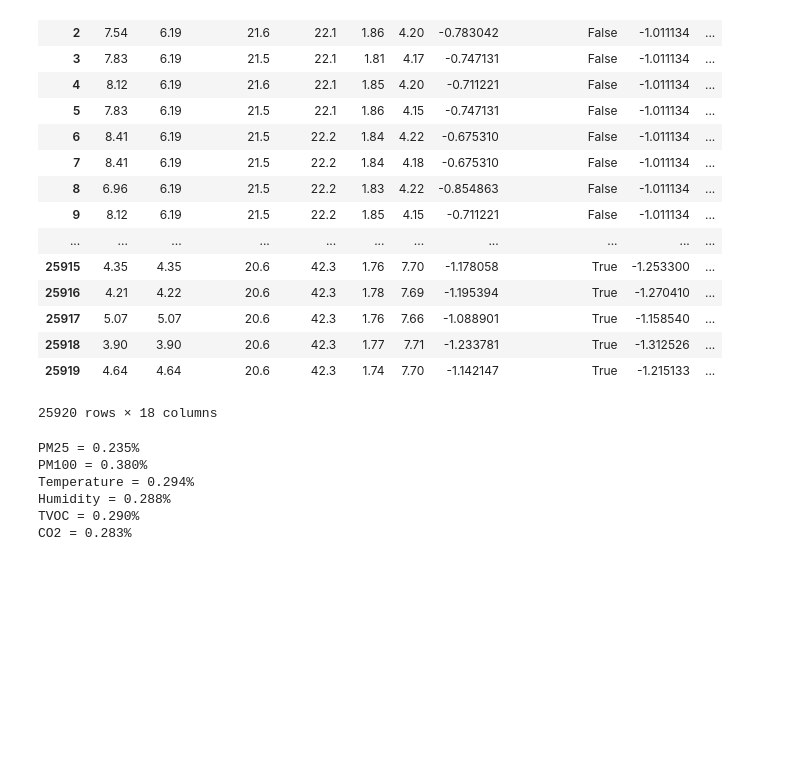
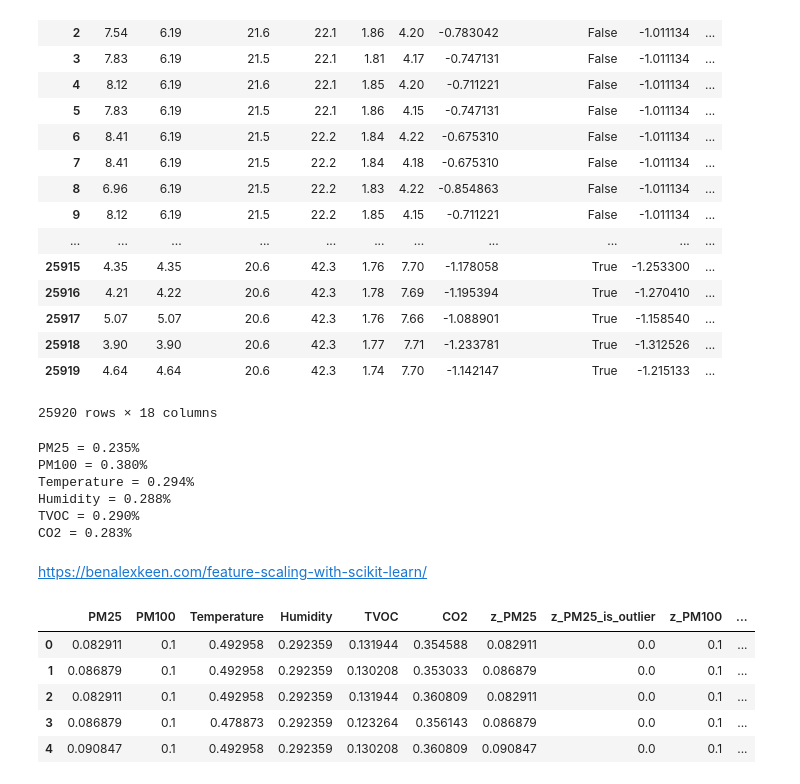
Before and after one commit to iceman67/HRS, a Jupyter notebook: Sensor_April_Environment.ipynb, the cells around one changed output. Cells and saved outputs as stored; diff of their text form; code cells hidden in the pictures; blank space fills up the shorter version.

```diff
--- a/Sensor_April_Environment.ipynb
+++ b/Sensor_April_Environment.ipynb
@@ -418,0 +422,2 @@ CO2 = 0.283%
+# %% [markdown]
+https://benalexkeen.com/feature-scaling-with-scikit-learn/
@@ -418,0 +435,9 @@ CO2 = 0.283%
+# %%
+df_scaled.head()
+# %% [output]
+|  | PM25 | PM100 | Temperature | Humidity | TVOC | CO2 | z_PM25 | z_PM25_is_outlier | z_PM100 | ... |
+| 0 | 0.082911 | 0.1 | 0.492958 | 0.292359 | 0.131944 | 0.354588 | 0.082911 | 0.0 | 0.1 | ... |
+| 1 | 0.086879 | 0.1 | 0.492958 | 0.292359 | 0.130208 | 0.353033 | 0.086879 | 0.0 | 0.1 | ... |
+| 2 | 0.082911 | 0.1 | 0.492958 | 0.292359 | 0.131944 | 0.360809 | 0.082911 | 0.0 | 0.1 | ... |
+| 3 | 0.086879 | 0.1 | 0.478873 | 0.292359 | 0.123264 | 0.356143 | 0.086879 | 0.0 | 0.1 | ... |
+| 4 | 0.090847 | 0.1 | 0.492958 | 0.292359 | 0.130208 | 0.360809 | 0.090847 | 0.0 | 0.1 | ... |
```
Also changed, not shown: parts of 5 cells of this notebook.
